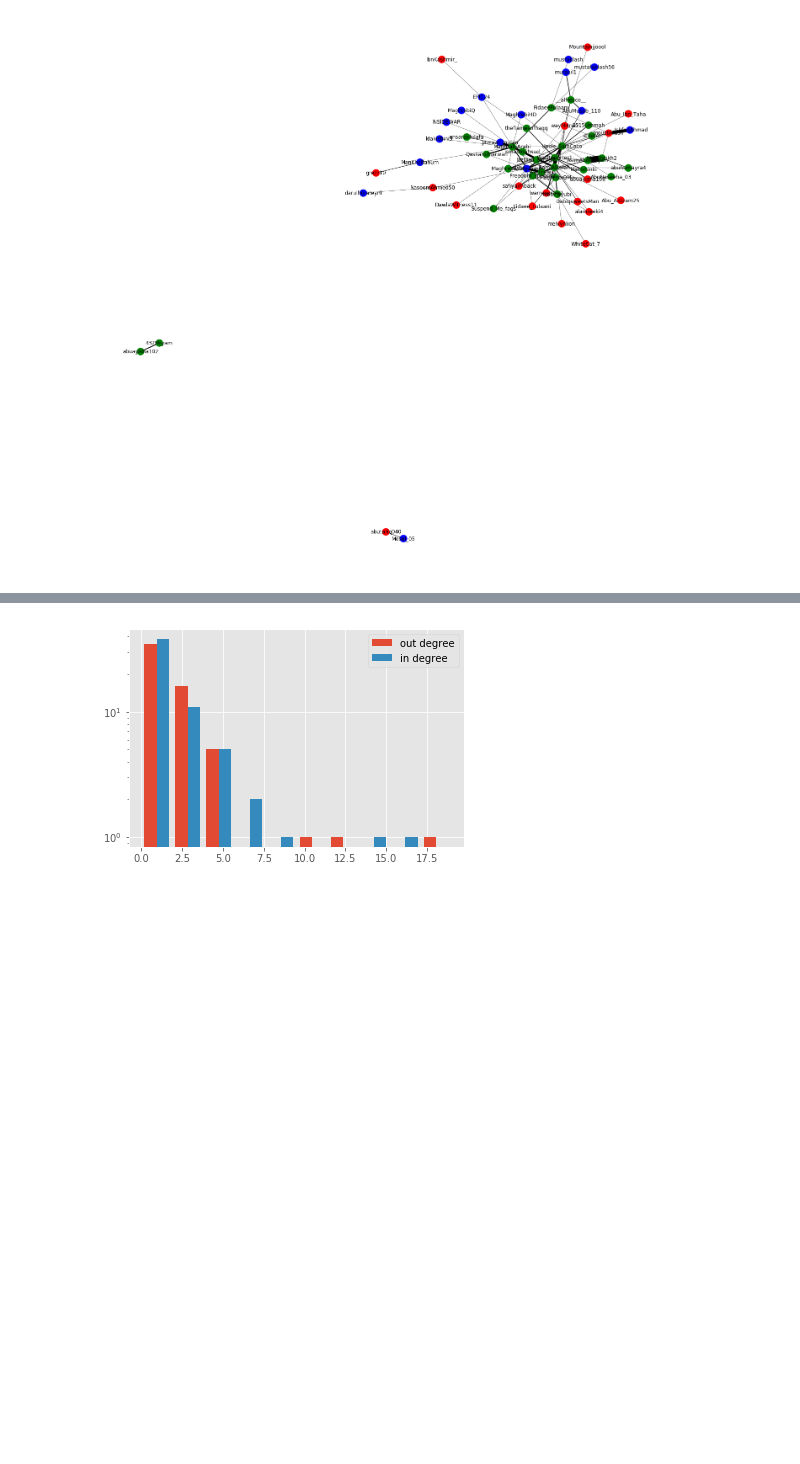
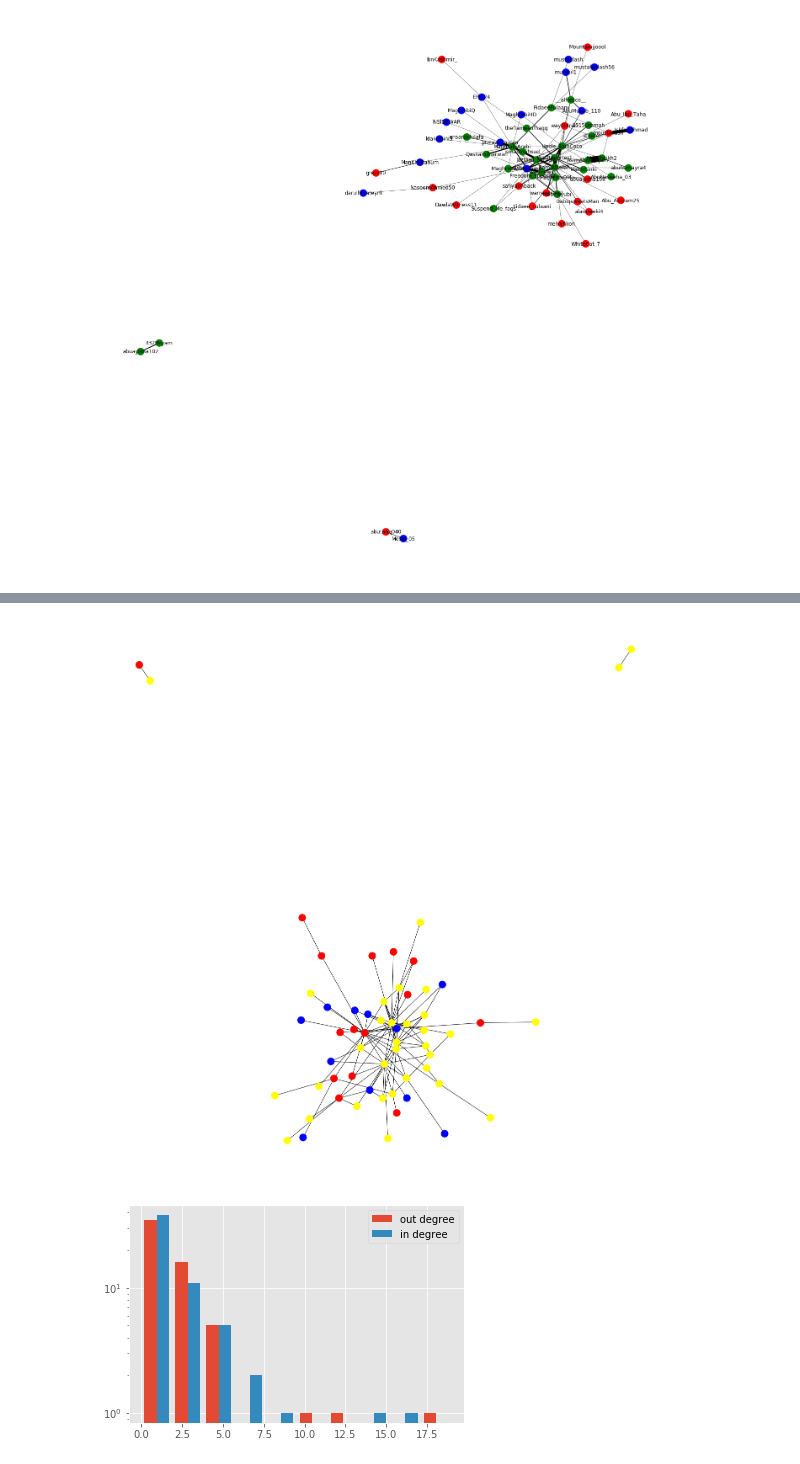
Before and after one commit to zeyuuu/Project, a Jupyter notebook: 5. Network analysis/Current Network Descriptive Stat.ipynb, the cells around one changed output, grey strips where cells are left out. Saved outputs shown, nothing was run; the diff lists cells and outputs as text; code cells hidden in the pictures; blank space fills up the shorter version.

```diff
--- a/5. Network analysis/Current Network Descriptive Stat.ipynb
+++ b/5. Network analysis/Current Network Descriptive Stat.ipynb
@@ -160,0 +171,12 @@ NodeView(('1515Ummah', 'Uncle_SamCoco', '432Mryam', 'abuayisha102', 'AbuNaseeha_
+# %%
+polarity['color'] =''
+polarity.loc[(polarity['polarity'] < 0),'color'] = 'blue'
+polarity.loc[(polarity['polarity'] >= 0)&(polarity['polarity'] < 0.01),'color']='yellow'
+polarity.loc[(polarity['polarity'] >= 0.01)&(polarity['polarity'] < 0.02),'color']='yellow'
+polarity.loc[(polarity['polarity'] >= 0.02)&(polarity['polarity'] < 0.035),'color']='yellow'
+polarity.loc[(polarity['polarity'] >= 0.035)&(polarity['polarity'] < 0.05),'color']='yellow'
+polarity.loc[(polarity['polarity'] > 0.05),'color']='red'
+# %%
+node_color=[]
+for node in g_u.nodes():
+    node_color.append(polarity.loc[(polarity['username'] == node)].iloc[0]['color'])
@@ -161,3 +187,9 @@ NodeView(('1515Ummah', 'Uncle_SamCoco', '432Mryam', 'abuayisha102', 'AbuNaseeha_
+# %%
+plt.figure(figsize=(18,18))
+nx.draw(g_u,pos=nx.spring_layout(graph),node_color=node_color, with_labels=False)
+plt.show()
+# %% [output]
+[figure, added]
 # %%
 ##### To do many analyses we did in the class exercises
 ##### we need to do transfer the undirectly network he
```
Also changed, not shown: parts of 9 cells of this notebook.
